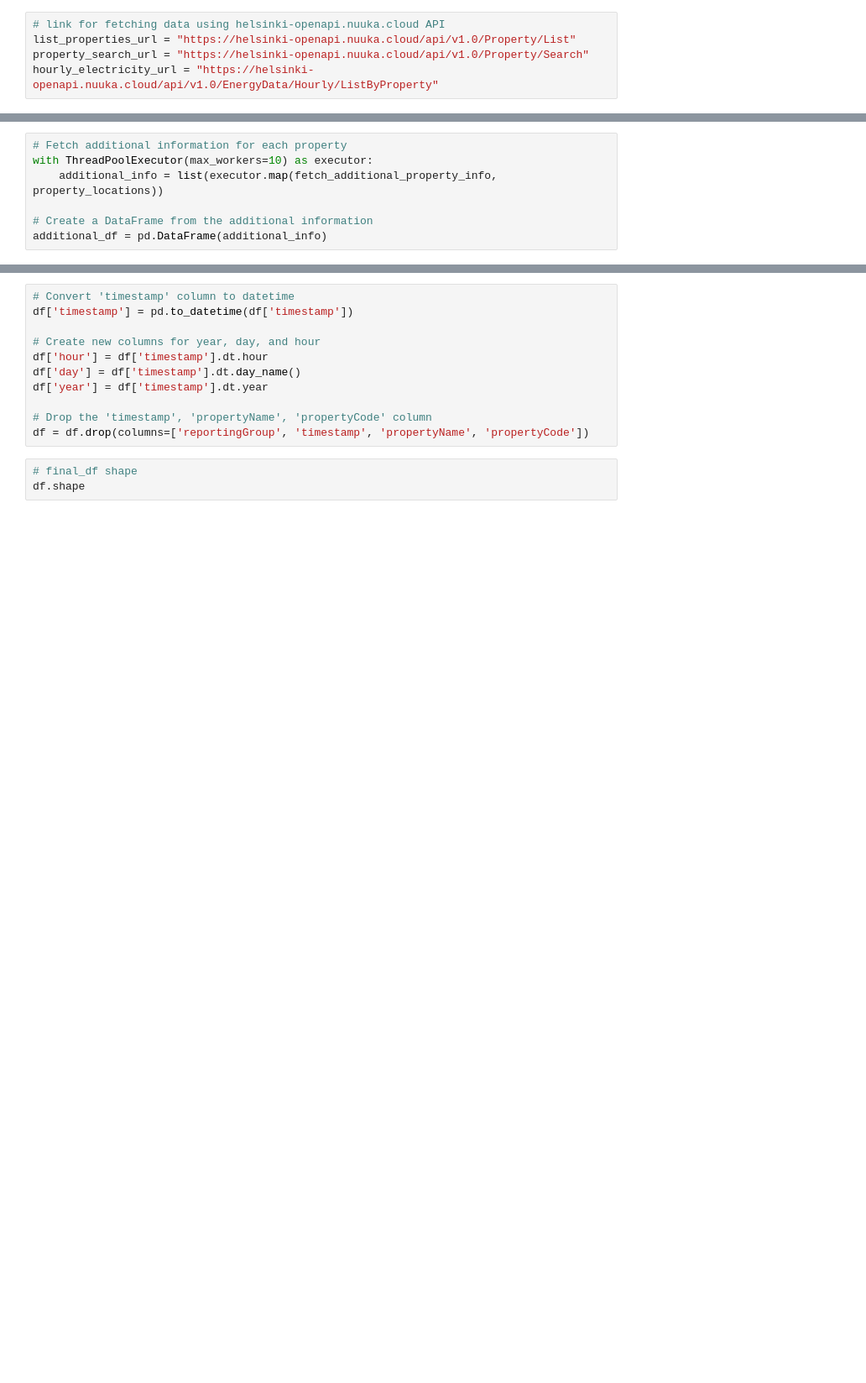
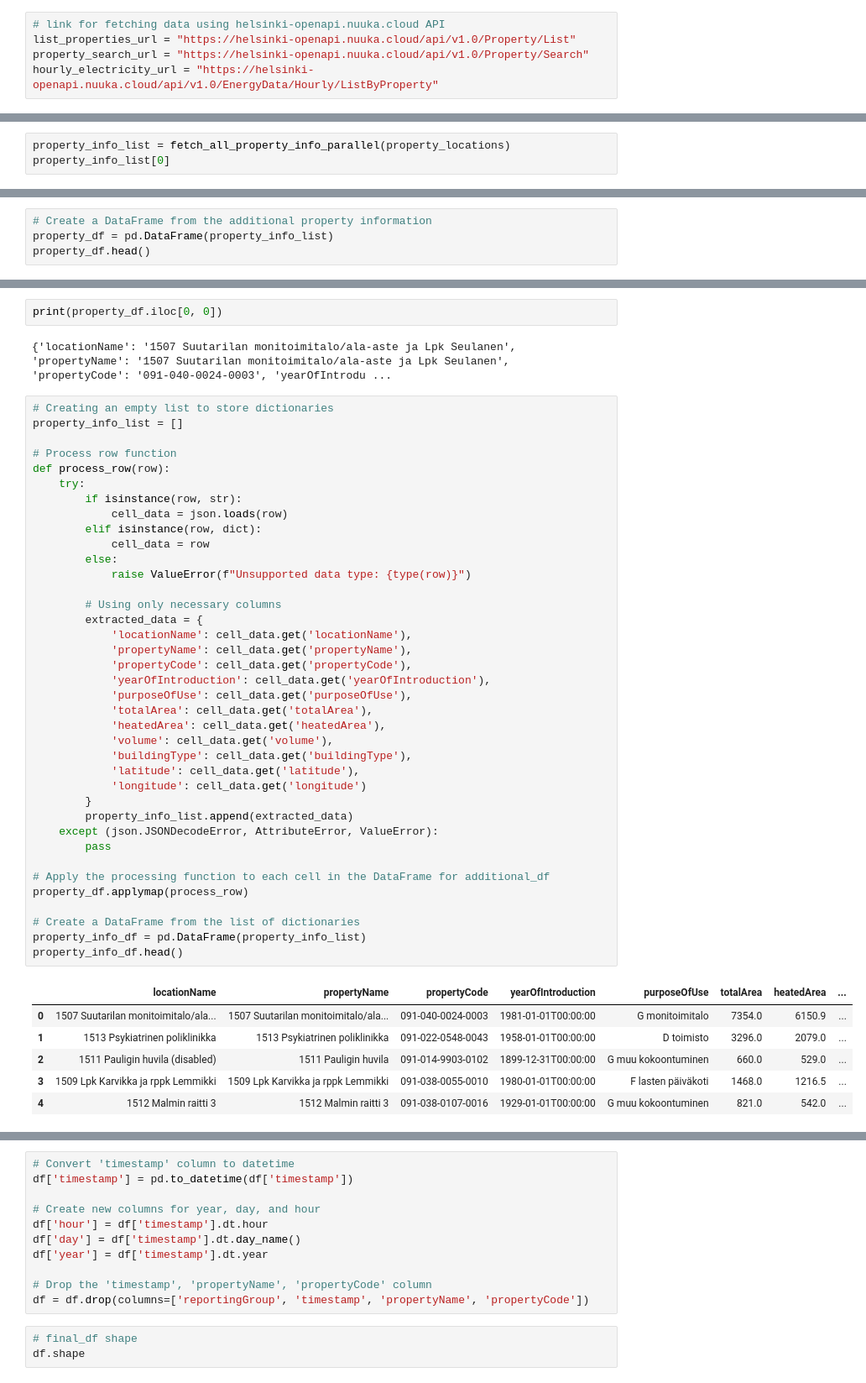
Before and after one commit to numanyusf/Helsinki-Energy-Consumption-EDA, a Jupyter notebook: energy.ipynb, the cells around one changed output, grey strips where cells are left out. Shown at 84% size. Drawn from its saved outputs; the diff is of its cells as text; blank space fills up the shorter version.

```diff
--- a/energy.ipynb
+++ b/energy.ipynb
@@ -39,7 +55,0 @@ def fetch_additional_property_info(location_name):
-# %%
-# Fetch additional information for each property
-with ThreadPoolExecutor(max_workers=10) as executor:
-    additional_info = list(executor.map(fetch_additional_property_info, property_locations))
-
-# Create a DataFrame from the additional information
-additional_df = pd.DataFrame(additional_info)
@@ -45,0 +79,3 @@ additional_df = pd.DataFrame(additional_info)
+# %%
+property_info_list = fetch_all_property_info_parallel(property_locations)
+property_info_list[0]
@@ -45,0 +103,4 @@ additional_df = pd.DataFrame(additional_info)
+# %%
+# Create a DataFrame from the additional property information
+property_df = pd.DataFrame(property_info_list)
+property_df.head()
@@ -45,0 +114,49 @@ additional_df = pd.DataFrame(additional_info)
+# %%
+print(property_df.iloc[0, 0])
+# %% [output]
+{'locationName': '1507 Suutarilan monitoimitalo/ala-aste ja Lpk Seulanen', 'propertyName': '1507 Suutarilan monitoimitalo/ala-aste ja Lpk Seulanen', 'propertyCode': '091-040-0024-0003', 'yearOfIntrodu ...
+# %%
+# Creating an empty list to store dictionaries
+property_info_list = []
+
+# Process row function
+def process_row(row):
+    try:
+        if isinstance(row, str):
+            cell_data = json.loads(row)
+        elif isinstance(row, dict):
+            cell_data = row
+        else:
+            raise ValueError(f"Unsupported data type: {type(row)}")
+
+        # Using only necessary columns
+        extracted_data = {
+            'locationName': cell_data.get('locationName'),
+            'propertyName': cell_data.get('propertyName'),
+            'propertyCode': cell_data.get('propertyCode'),
+            'yearOfIntroduction': cell_data.get('yearOfIntroduction'),
+            'purposeOfUse': cell_data.get('purposeOfUse'),
+            'totalArea': cell_data.get('totalArea'),
+            'heatedArea': cell_data.get('heatedArea'),
+            'volume': cell_data.get('volume'),
+            'buildingType': cell_data.get('buildingType'),
+            'latitude': cell_data.get('latitude'),
+            'longitude': cell_data.get('longitude')
+        }
+        property_info_list.append(extracted_data)
+    except (json.JSONDecodeError, AttributeError, ValueError):
+        pass
+
+# Apply the processing function to each cell in the DataFrame for additional_df
+property_df.applymap(process_row)
+
+# Create a DataFrame from the list of dictionaries
+property_info_df = pd.DataFrame(property_info_list)
+property_info_df.head()
+# %% [output]
+|  | locationName | propertyName | propertyCode | yearOfIntroduction | purposeOfUse | totalArea | heatedArea | ... |
+| 0 | 1507 Suutarilan monitoimitalo/ala... | 1507 Suutarilan monitoimitalo/ala... | 091-040-0024-0003 | 1981-01-01T00:00:00 | G monitoimitalo | 7354.0 | 6150.9 | ... |
+| 1 | 1513 Psykiatrinen poliklinikka | 1513 Psykiatrinen poliklinikka | 091-022-0548-0043 | 1958-01-01T00:00:00 | D toimisto | 3296.0 | 2079.0 | ... |
+| 2 | 1511 Pauligin huvila (disabled) | 1511 Pauligin huvila | 091-014-9903-0102 | 1899-12-31T00:00:00 | G muu kokoontuminen | 660.0 | 529.0 | ... |
+| 3 | 1509 Lpk Karvikka ja rppk Lemmikki | 1509 Lpk Karvikka ja rppk Lemmikki | 091-038-0055-0010 | 1980-01-01T00:00:00 | F lasten päiväkoti | 1468.0 | 1216.5 | ... |
+| 4 | 1512 Malmin raitti 3 | 1512 Malmin raitti 3 | 091-038-0107-0016 | 1929-01-01T00:00:00 | G muu kokoontuminen | 821.0 | 542.0 | ... |
```
Also changed, not shown: parts of 31 cells of this notebook.
